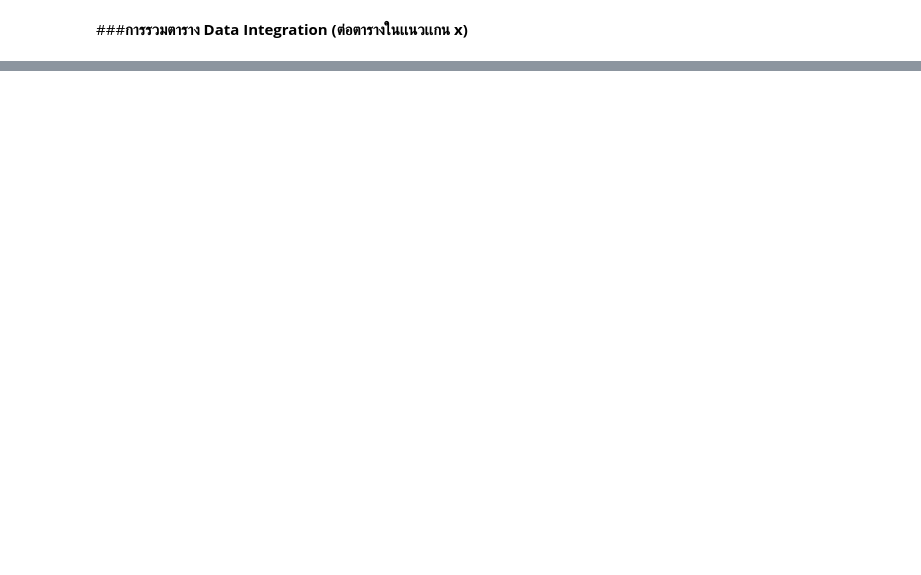
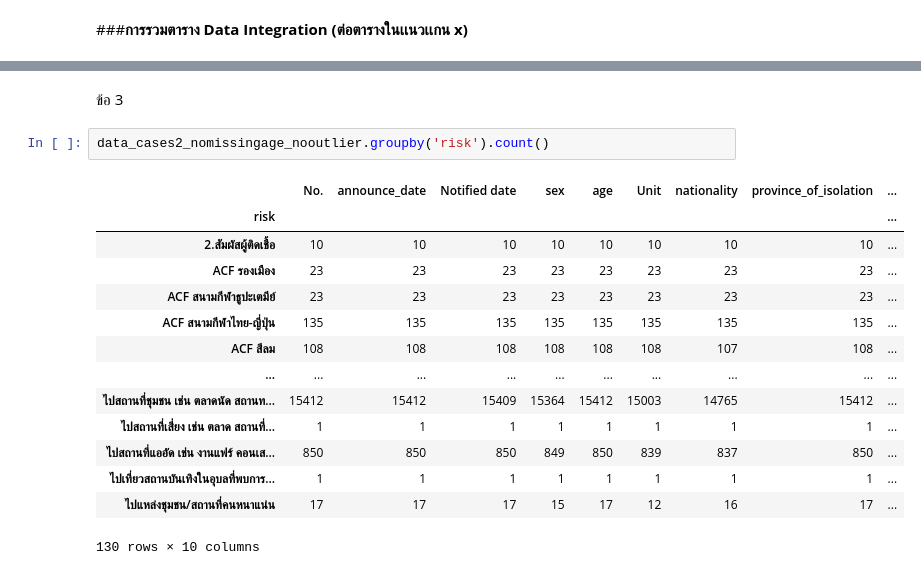
Before and after one commit to SupawadeeKhamthuy/DWDM21, a Jupyter notebook: Data_Preprocessing_(Chapter_3).ipynb, the cells around one changed output, grey strips where cells are left out. Cells and saved outputs as stored; diff of their text form; blank space fills up the shorter version.

```diff
--- a/Data_Preprocessing_(Chapter_3).ipynb
+++ b/Data_Preprocessing_(Chapter_3).ipynb
@@ -1161,0 +1497,19 @@ data_cut
+# %% [markdown]
+ข้อ 3
+# %%
+data_cases2_nomissingage_nooutlier.groupby('risk').count()
+# %% [output]
+|  | No. | announce_date | Notified date | sex | age | Unit | nationality | province_of_isolation | ... |
+| risk |  |  |  |  |  |  |  |  | ... |
+| 2.สัมผัสผู้ติดเชื้อ | 10 | 10 | 10 | 10 | 10 | 10 | 10 | 10 | ... |
+| ACF รองเมือง | 23 | 23 | 23 | 23 | 23 | 23 | 23 | 23 | ... |
+| ACF สนามกีฬาธูปะเตมีย์ | 23 | 23 | 23 | 23 | 23 | 23 | 23 | 23 | ... |
+| ACF สนามกีฬาไทย-ญี่ปุ่น | 135 | 135 | 135 | 135 | 135 | 135 | 135 | 135 | ... |
+| ACF สีลม | 108 | 108 | 108 | 108 | 108 | 108 | 107 | 108 | ... |
+| ... | ... | ... | ... | ... | ... | ... | ... | ... | ... |
+| ไปสถานที่ชุมชน เช่น ตลาดนัด สถานท... | 15412 | 15412 | 15409 | 15364 | 15412 | 15003 | 14765 | 15412 | ... |
+| ไปสถานที่เสี่ยง เช่น ตลาด สถานที่... | 1 | 1 | 1 | 1 | 1 | 1 | 1 | 1 | ... |
+| ไปสถานที่แออัด เช่น งานแฟร์ คอนเส... | 850 | 850 | 850 | 849 | 850 | 839 | 837 | 850 | ... |
+| ไปเที่ยวสถานบันเทิงในอุบลที่พบการ... | 1 | 1 | 1 | 1 | 1 | 1 | 1 | 1 | ... |
+| ไปแหล่งชุมชน/สถานที่คนหนาแน่น | 17 | 17 | 17 | 15 | 17 | 12 | 16 | 17 | ... |
+130 rows × 10 columns
```
Also changed, not shown: parts of 53 cells of this notebook.
